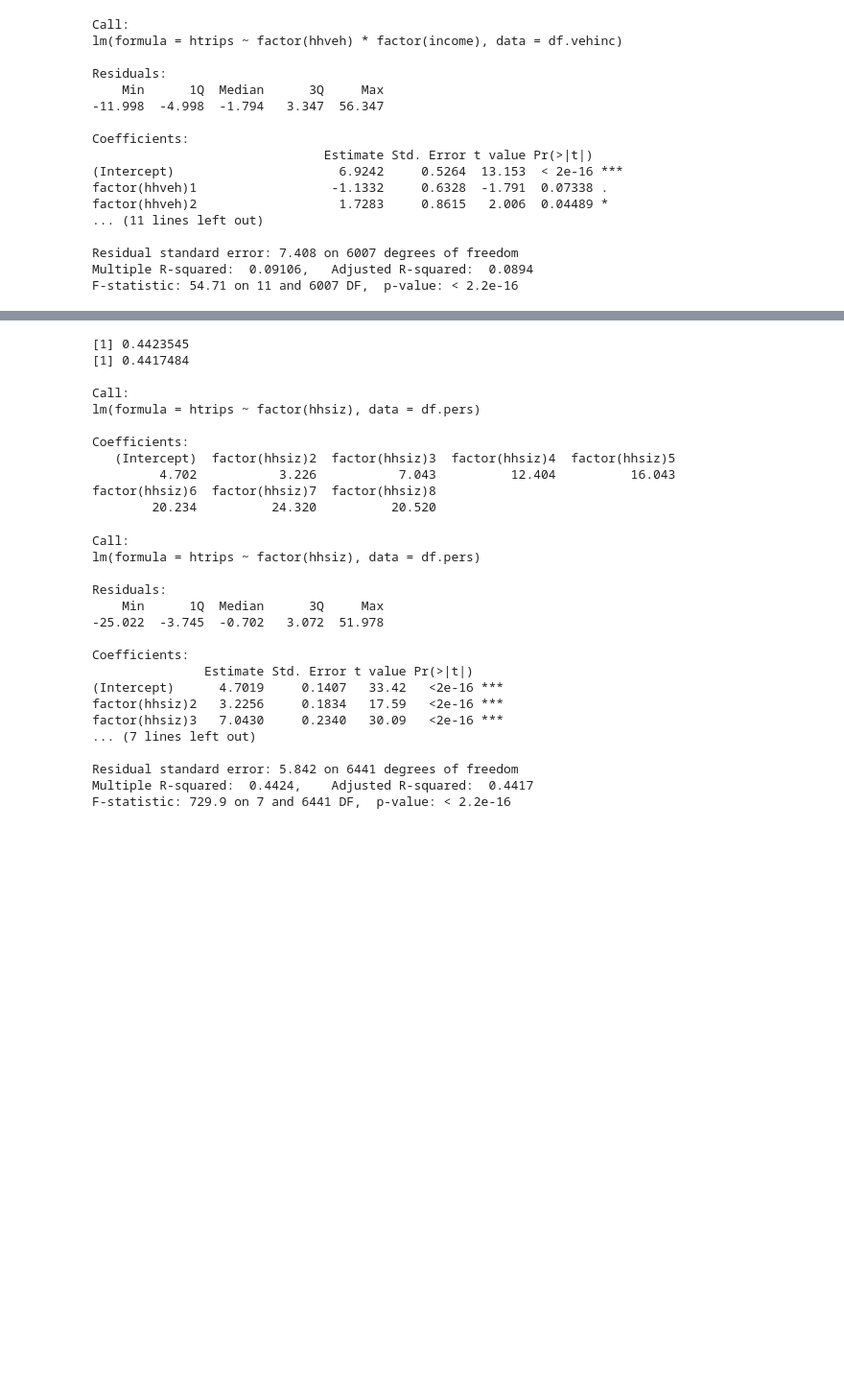
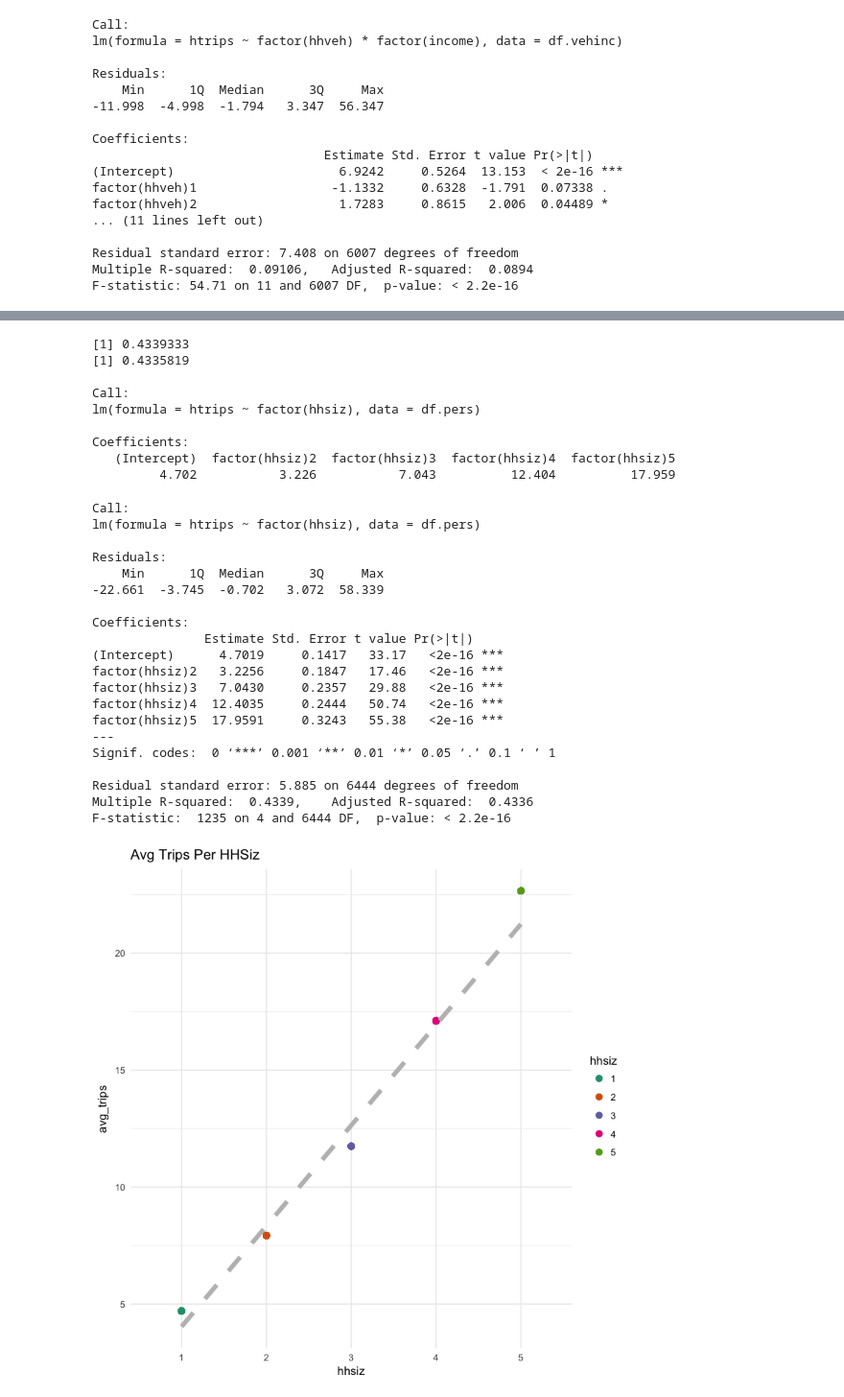
Before and after one commit to saashimi/USP_587, a Jupyter notebook: hw2.ipynb, the cells around one changed output, grey strips where cells are left out. Shown at 96% size. Drawn from its saved outputs; the diff is of its cells as text; code cells hidden in the pictures; blank space fills up the shorter version.

```diff
--- a/hw2.ipynb
+++ b/hw2.ipynb
@@ -2,7 +2,7 @@
 library(dplyr)
 library(ggplot2)
 
-df.hbw <- read.csv(paste("C:/Users/saavedrak/Desktop/",
+df.hbw <- read.csv(paste("/Users/kevin/Desktop/",
                      "USP_587_data/HW2/household_hbw.csv", sep=""))
 # %%
 df.resveh <- df.hbw %>%
@@ -439,7 +440,9 @@ df.vehinc %>%
 # %%
-# HH Size Income continuous
+# HH Size only
 df.pers <- df.hbw %>%
     select(hhsiz, htrips) %>%
+    mutate(hhsiz = recode(hhsiz, `1`=1, `2`=2, `3`=3, `4`=4, `5`=5,
+                          `6`=5, `7`=5, `8`=5)) %>%
     group_by(hhsiz) %>%
     mutate(avg_trips = mean(htrips))
 
@@ -449,7 +452,7 @@ SSE <- sum(df.pers$ResError)
 SST <- sum(df.pers$TotError)
 R2 <- 1 - (SSE/SST)
 print(R2)
-k <- 8
+k <- 5
 n <- nrow(df.pers)
 adj.R2 <- R2 - ((1 - R2)*(k - 1) / (n - k - 1))
 print(adj.R2)
@@ -458,31 +461,46 @@ pers.fit <- lm(htrips ~ factor(hhsiz), data=df.pers)
 print(pers.fit)
 summary(pers.fit)
 # %% [output]
-[1] 0.4423545
-[1] 0.4417484
+[1] 0.4339333
+[1] 0.4335819
 
 Call:
 lm(formula = htrips ~ factor(hhsiz), data = df.pers)
 
 Coefficients:
    (Intercept)  factor(hhsiz)2  factor(hhsiz)3  factor(hhsiz)4  factor(hhsiz)5
-         4.702           3.226           7.043          12.404          16.043
-factor(hhsiz)6  factor(hhsiz)7  factor(hhsiz)8
-        20.234          24.320          20.520
+         4.702           3.226           7.043          12.404          17.959
 Call:
 lm(formula = htrips ~ factor(hhsiz), data = df.pers)
 
 Residuals:
     Min      1Q  Median      3Q     Max
--25.022  -3.745  -0.702   3.072  51.978
+-22.661  -3.745  -0.702   3.072  58.339
 
 Coefficients:
                Estimate Std. Error t value Pr(>|t|)
-(Intercept)      4.7019     0.1407   33.42   <2e-16 ***
-factor(hhsiz)2   3.2256     0.1834   17.59   <2e-16 ***
-factor(hhsiz)3   7.0430     0.2340   30.09   <2e-16 ***
-... (7 lines left out)
+(Intercept)      4.7019     0.1417   33.17   <2e-16 ***
+factor(hhsiz)2   3.2256     0.1847   17.46   <2e-16 ***
+factor(hhsiz)3   7.0430     0.2357   29.88   <2e-16 ***
+factor(hhsiz)4  12.4035     0.2444   50.74   <2e-16 ***
+factor(hhsiz)5  17.9591     0.3243   55.38   <2e-16 ***
+---
+Signif. codes:  0 ‘***’ 0.001 ‘**’ 0.01 ‘*’ 0.05 ‘.’ 0.1 ‘ ’ 1
 
-Residual standard error: 5.842 on 6441 degrees of freedom
-Multiple R-squared:  0.4424,    Adjusted R-squared:  0.4417
-F-statistic: 729.9 on 7 and 6441 DF,  p-value: < 2.2e-16
+Residual standard error: 5.885 on 6444 degrees of freedom
+Multiple R-squared:  0.4339,    Adjusted R-squared:  0.4336
+F-statistic:  1235 on 4 and 6444 DF,  p-value: < 2.2e-16
+# %%
+# Graph Avg Trips by HHSiz
+df.pers$hhsiz <- as.factor(df.pers$hhsiz)
+
+df.pers %>%
+    ggplot(aes(x=hhsiz, y=avg_trips, color=hhsiz)) +
+    theme_minimal() +
+    geom_point(size=2.5) +
+    stat_smooth(method=lm, se=FALSE, linetype="dashed", aes(group=1),
+                size=2, color="gray") +
+    labs(title= "Avg Trips Per HHSiz") +
+    scale_color_brewer(palette="Dark2")
+# %% [output]
+[figure, added]
```
Also changed, not shown: parts of 10 cells of this notebook.
